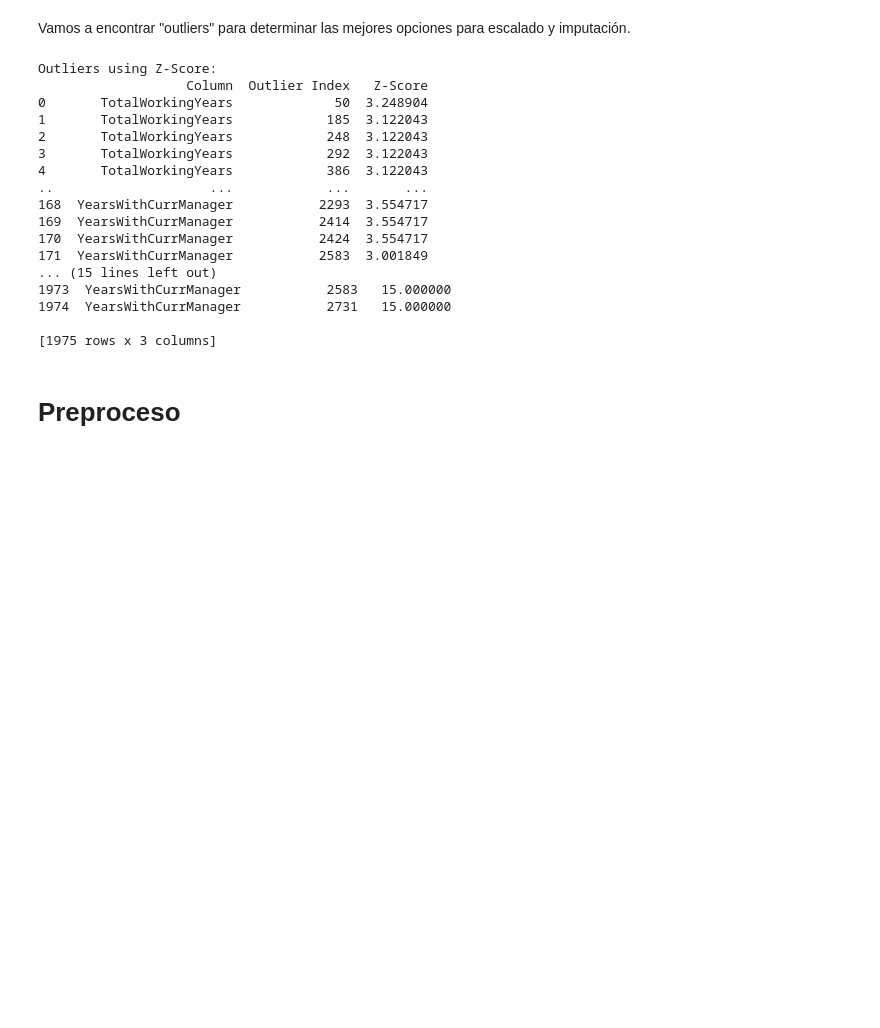
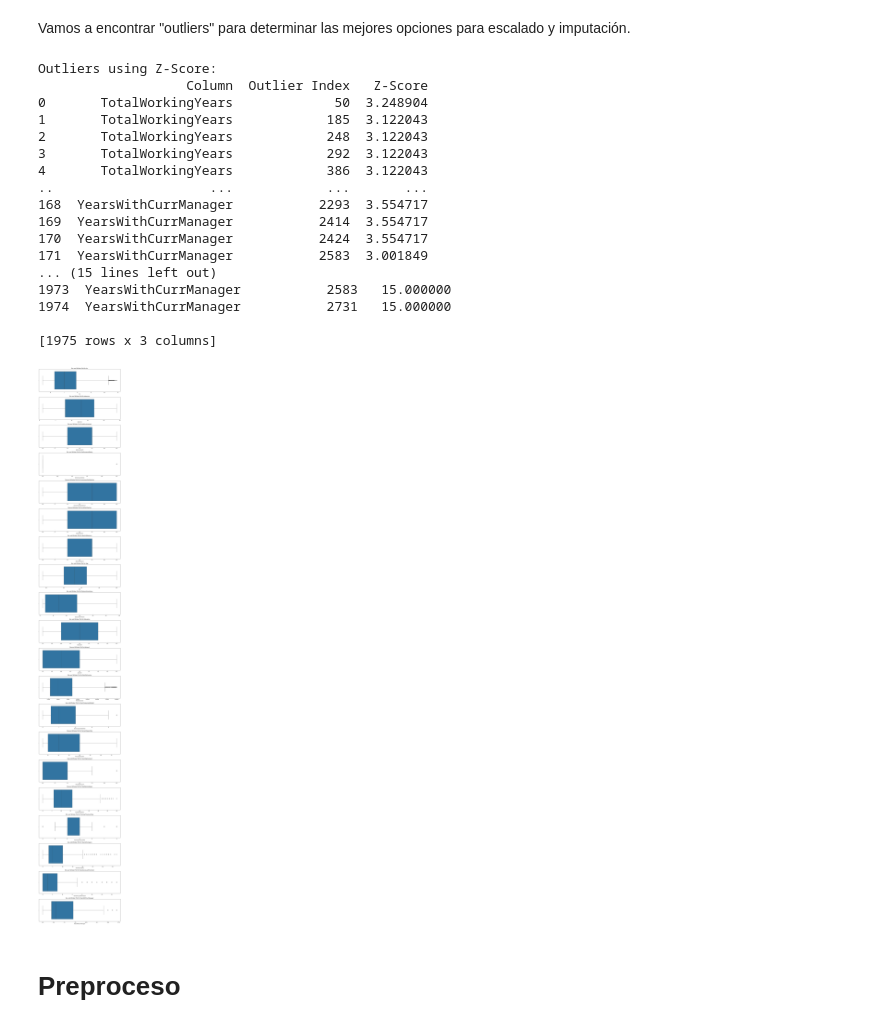
Before and after one commit to 100495982/ML_G84_Grupo2, a Jupyter notebook: primera_práctica.ipynb, the cells around one changed output. Drawn from its saved outputs; the diff is of its cells as text; code cells hidden in the pictures; blank space fills up the shorter version.

```diff
--- a/primera_práctica.ipynb
+++ b/primera_práctica.ipynb
@@ -176,7 +176,7 @@ def zscore_outliers(df, threshold=3):
     outliers = pd.DataFrame(outliers_list)
     return outliers
 
-# Detecting Outliers using IQR (Interquartile Range)
+# Detecting Outliers using IQR
 def iqr_outliers(df):
     numerical_cols = df.select_dtypes(include=[np.number]).columns
     outliers_list = []  # Store outliers in a list
@@ -197,33 +197,51 @@ def iqr_outliers(df):
     outliers = pd.DataFrame(outliers_list)
     return outliers
 
 # Find outliers using Z-Score
 outliers_zscore = zscore_outliers(df)
 print("\nOutliers using Z-Score:")
 print(outliers_zscore)
 
 # Find outliers using IQR Method
 outliers_iqr = iqr_outliers(df)
 print("\nOutliers using IQR Method:")
 print(outliers_iqr)
+
+# Box and Whisker Plot for Outliers Visualization
+def plot_boxplots(df):
+    numerical_cols = df.select_dtypes(include=[np.number]).columns
+
+    plt.figure(figsize=(12, len(numerical_cols) * 4))
+    for i, col in enumerate(numerical_cols, 1):
+        plt.subplot(len(numerical_cols), 1, i)
+        sns.boxplot(x=df[col])
+        plt.title(f'Box and Whisker Plot for {col}')
+        plt.xlabel(col)
+
+    plt.tight_layout()
+    plt.show()
+
+# Plot boxplots for all numerical attributes
+plot_boxplots(df)
 # %% [output]
 Outliers using Z-Score:
                    Column  Outlier Index   Z-Score
 0       TotalWorkingYears             50  3.248904
 1       TotalWorkingYears            185  3.122043
 2       TotalWorkingYears            248  3.122043
 3       TotalWorkingYears            292  3.122043
 4       TotalWorkingYears            386  3.122043
 ..                    ...            ...       ...
 168  YearsWithCurrManager           2293  3.554717
 169  YearsWithCurrManager           2414  3.554717
 170  YearsWithCurrManager           2424  3.554717
 171  YearsWithCurrManager           2583  3.001849
 ... (15 lines left out)
 1973  YearsWithCurrManager           2583   15.000000
 1974  YearsWithCurrManager           2731   15.000000
 
 [1975 rows x 3 columns]
+[figure, added]
 # %% [markdown]
 # Preproceso
 # %%
```
Also changed, not shown: parts of 5 cells of this notebook.
